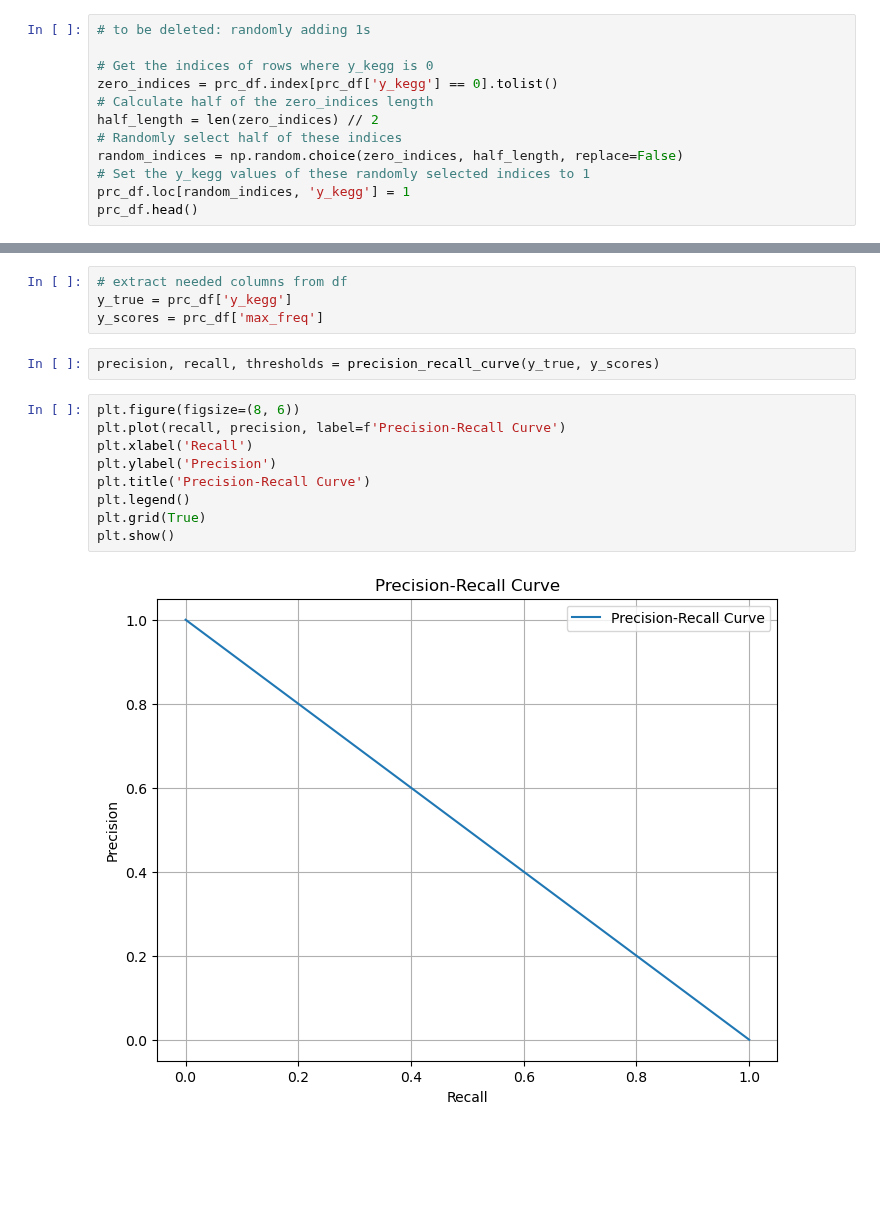
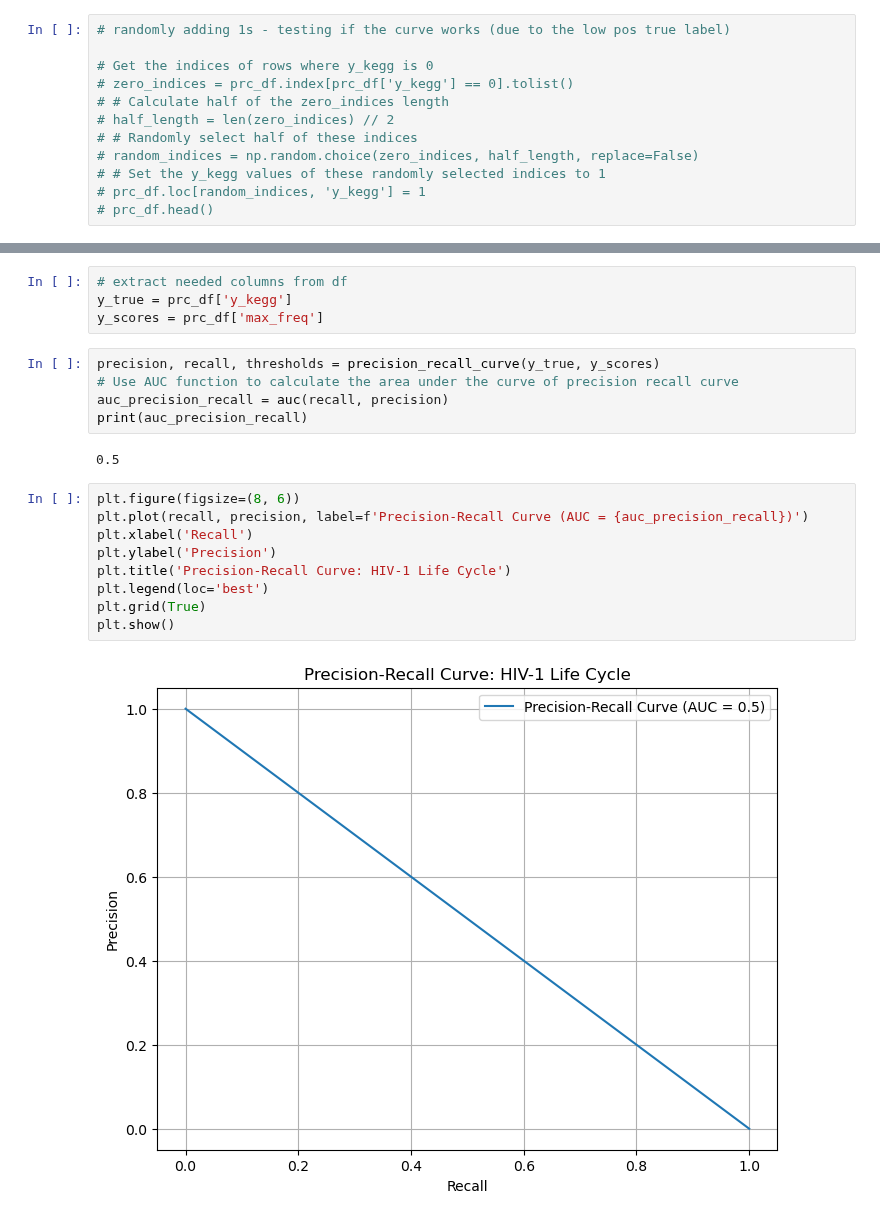
Before and after one commit to Reed-CompBio/spras-benchmarking, a Jupyter notebook: hiv-benchmarking/9_build_prc.ipynb, the cells around one changed output, grey strips where cells are left out. Drawn from its saved outputs; the diff is of its cells as text; blank space fills up the shorter version.

```diff
--- a/hiv-benchmarking/9_build_prc.ipynb
+++ b/hiv-benchmarking/9_build_prc.ipynb
@@ -87,14 +87,14 @@ prc_df.head()
 | 3 | 1433S_HUMAN | 0.12 | 0 |
 | 4 | 1433T_HUMAN | 0.16 | 0 |
 # %%
-# to be deleted: randomly adding 1s
+# randomly adding 1s - testing if the curve works (due to the low pos true label)
 
 # Get the indices of rows where y_kegg is 0
-zero_indices = prc_df.index[prc_df['y_kegg'] == 0].tolist()
-# Calculate half of the zero_indices length
-half_length = len(zero_indices) // 2
-# Randomly select half of these indices
-random_indices = np.random.choice(zero_indices, half_length, replace=False)
-# Set the y_kegg values of these randomly selected indices to 1
-prc_df.loc[random_indices, 'y_kegg'] = 1
-prc_df.head()
+# zero_indices = prc_df.index[prc_df['y_kegg'] == 0].tolist()
+# # Calculate half of the zero_indices length
+# half_length = len(zero_indices) // 2
+# # Randomly select half of these indices
+# random_indices = np.random.choice(zero_indices, half_length, replace=False)
+# # Set the y_kegg values of these randomly selected indices to 1
+# prc_df.loc[random_indices, 'y_kegg'] = 1
+# prc_df.head()
@@ -111,14 +104,19 @@ y_true = prc_df['y_kegg']
 y_scores = prc_df['max_freq']
 # %%
 precision, recall, thresholds = precision_recall_curve(y_true, y_scores)
+# Use AUC function to calculate the area under the curve of precision recall curve
+auc_precision_recall = auc(recall, precision)
+print(auc_precision_recall)
+# %% [output]
+0.5
 # %%
 plt.figure(figsize=(8, 6))
-plt.plot(recall, precision, label=f'Precision-Recall Curve')
+plt.plot(recall, precision, label=f'Precision-Recall Curve (AUC = {auc_precision_recall})')
 plt.xlabel('Recall')
 plt.ylabel('Precision')
-plt.title('Precision-Recall Curve')
-plt.legend()
+plt.title('Precision-Recall Curve: HIV-1 Life Cycle')
+plt.legend(loc='best')
 plt.grid(True)
 plt.show()
 # %% [output]
-[figure, old version]
+[figure, new version]
```
Also changed, not shown: parts of 5 cells of this notebook, 1 other file.
